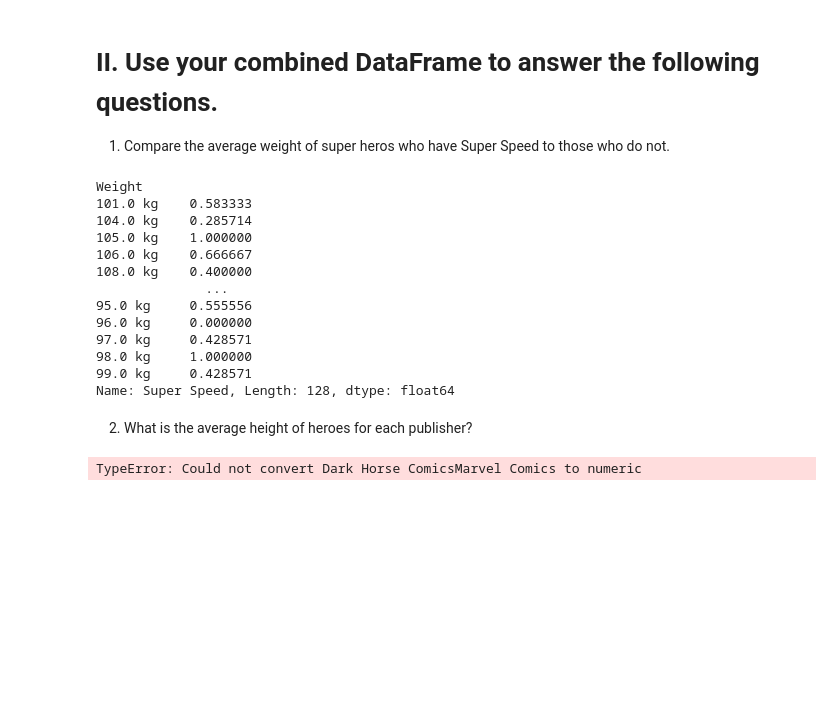
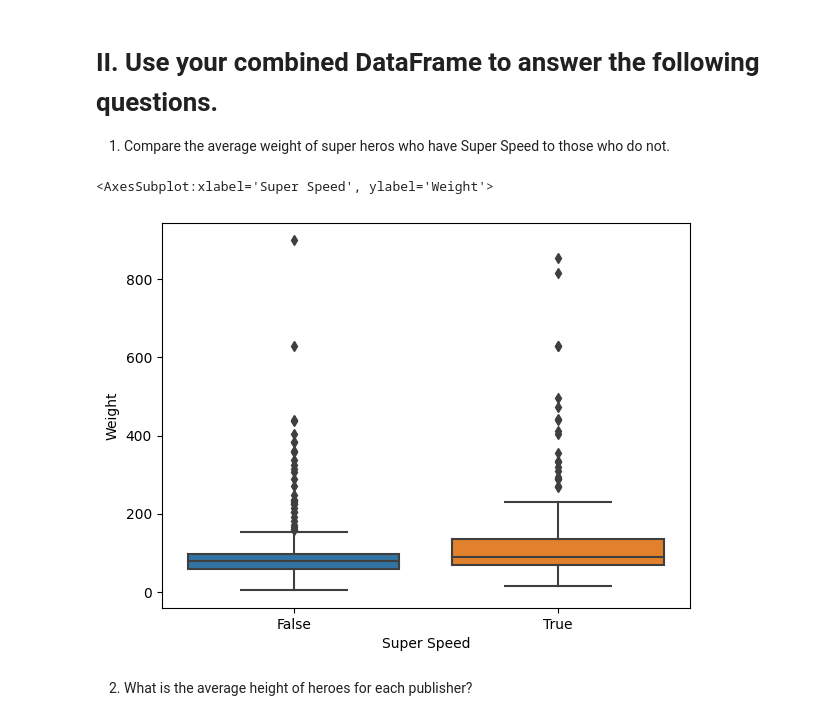
Before and after one commit to spockthompson/Applying-Advanced-Transformations, a Jupyter notebook: Applying Advanced Transformations (Core).ipynb, the cells around one changed output. Cells and saved outputs as stored; diff of their text form; code cells hidden in the pictures; blank space fills up the shorter version.

```diff
--- a/Applying Advanced Transformations (Core).ipynb
+++ b/Applying Advanced Transformations (Core).ipynb
@@ -198,3 +198,12 @@ df_info.drop(columns=['Measurements'])
 | 461 | Zatanna | DC Comics | Female | Human | good | Black | blue | Unknown | 170.0 cm | 57.0 kg |
 | 462 | Zoom | DC Comics | Male | Unknown | bad | Brown | red | Unknown | 185.0 cm | 81.0 kg |
 463 rows × 10 columns
+# %%
+# Changing these to floats
+df_info['Height'] = df_info['Height'].str.replace('cm', '')
+
+df_info['Weight'] = df_info['Weight'].str.replace('kg', '')
+# %%
+df_info['Height'] = df_info['Height'].astype(float)
+
+df_info['Weight'] = df_info['Weight'].astype(float)
@@ -330,27 +360,14 @@ EDA_df.to_csv('Data/advanced_tf_data_pt1.csv', index=False)
 
 1. Compare the average weight of super heros who have Super Speed to those who do not.
 # %%
-result1 = EDA_df.groupby('Weight')['Super Speed'].mean()
-print(result1)
+# result1 = EDA_df.groupby('Weight')['Super Speed'].mean()
+# print(result1)
-# %% [output]
-Weight
-101.0 kg    0.583333
-104.0 kg    0.285714
-105.0 kg    1.000000
-106.0 kg    0.666667
-108.0 kg    0.400000
-              ...
-95.0 kg     0.555556
-96.0 kg     0.000000
-97.0 kg     0.428571
-98.0 kg     1.000000
-99.0 kg     0.428571
-Name: Super Speed, Length: 128, dtype: float64
+# %%
+fig=plt.figure(figsize=(15,5))
+fig.add_subplot(1,2,1)
+sns.boxplot(x='Super Speed',y='Weight',data=EDA_df)
+# %% [output]
+<AxesSubplot:xlabel='Super Speed', ylabel='Weight'>
+[figure, added]
 # %% [markdown]
 2. What is the average height of heroes for each publisher?
-# %%
-result2 = EDA_df.groupby('Height')['Publisher'].mean()
-
-print(result2)
-# %% [output]
-TypeError: Could not convert Dark Horse ComicsMarvel Comics to numeric
```
Also changed, not shown: parts of 3 cells of this notebook.
